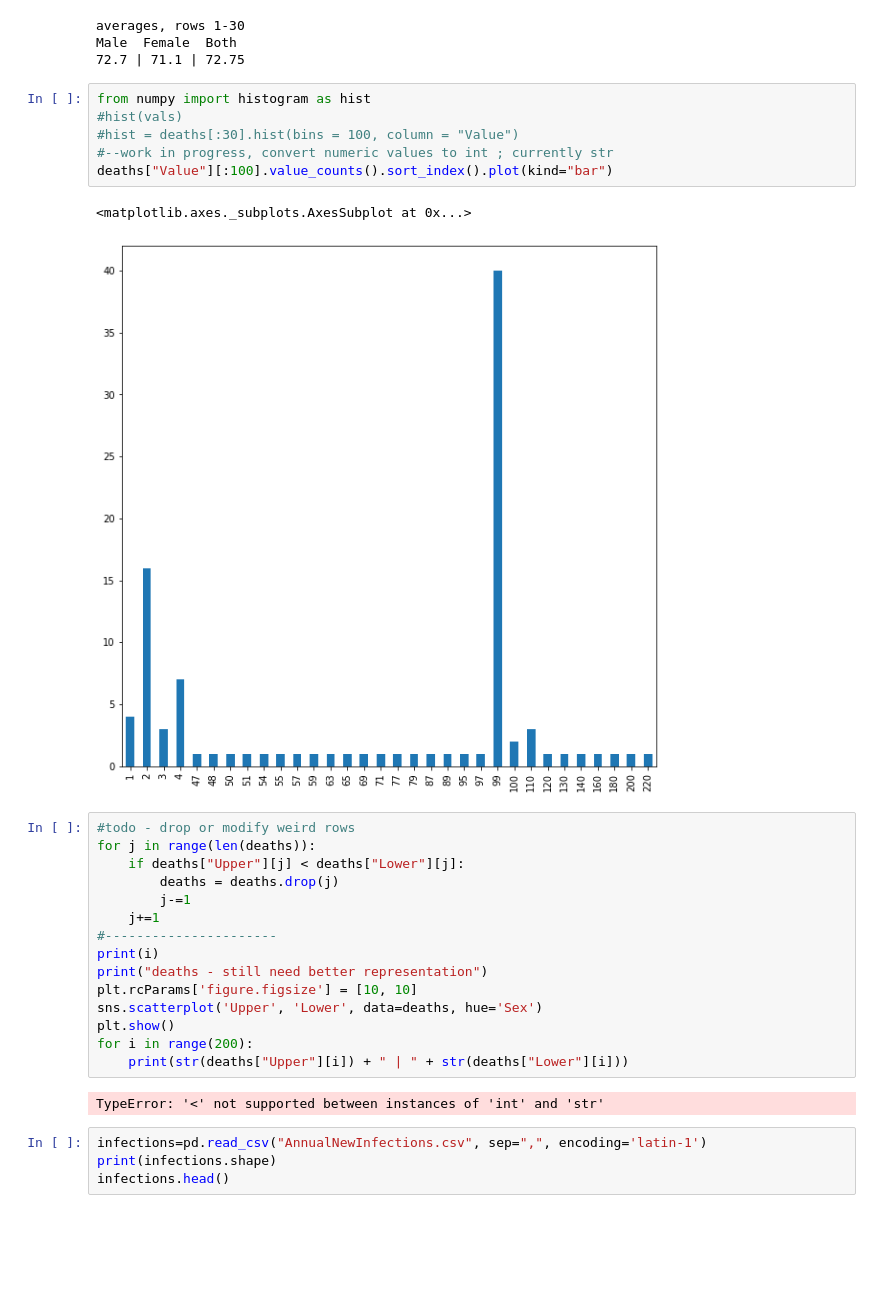
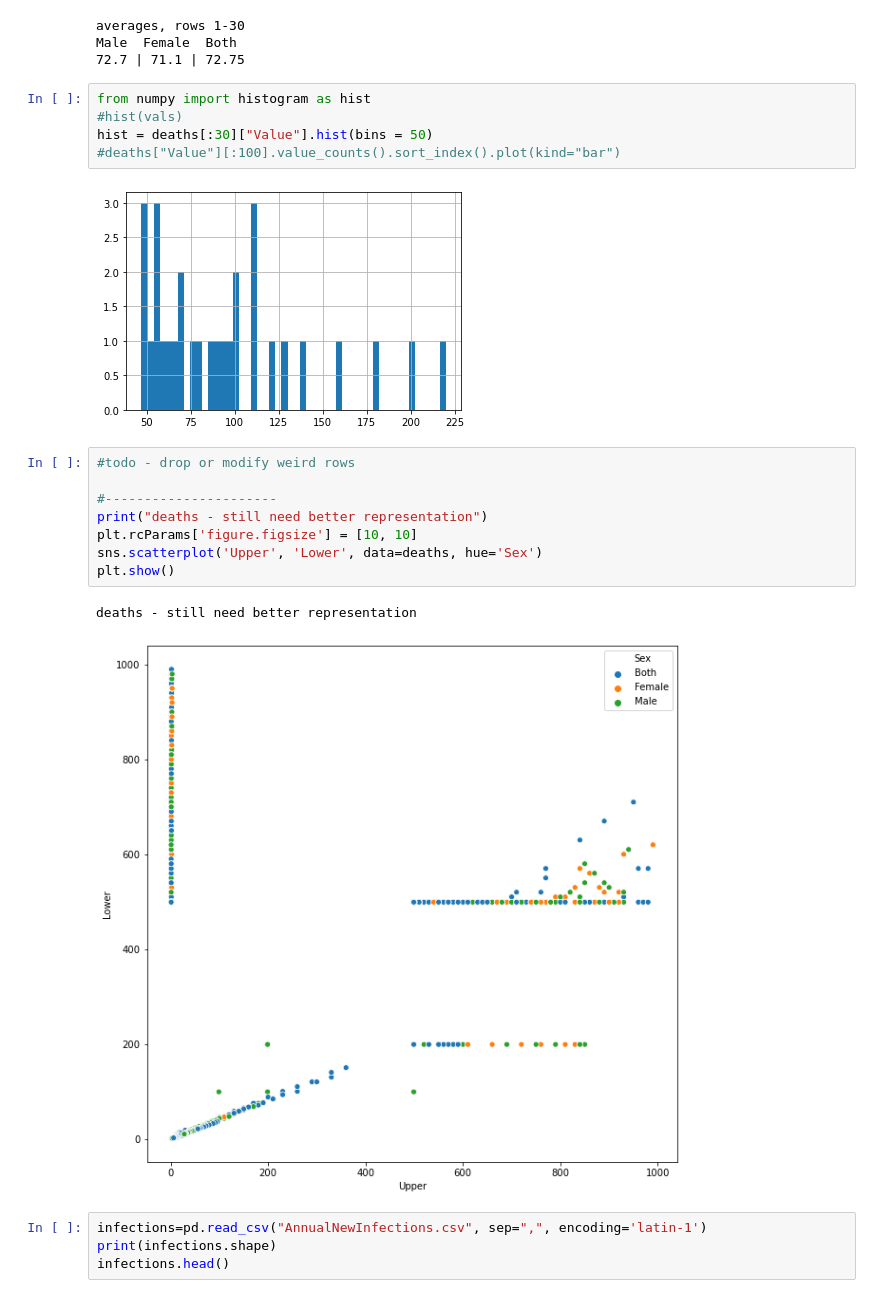
Before and after one commit to Yaiza0706/DataScienceProject, a Jupyter notebook: HIV analysis.ipynb, the cells around one changed output. Saved outputs shown, nothing was run; the diff lists cells and outputs as text; blank space fills up the shorter version.

Commit message:
some more graphing

```diff
--- a/HIV analysis.ipynb
+++ b/HIV analysis.ipynb
@@ -115,29 +115,21 @@ Male  Female  Both
 # %%
 from numpy import histogram as hist
 #hist(vals)
-#hist = deaths[:30].hist(bins = 100, column = "Value")
-#--work in progress, convert numeric values to int ; currently str
-deaths["Value"][:100].value_counts().sort_index().plot(kind="bar")
+hist = deaths[:30]["Value"].hist(bins = 50)
+#deaths["Value"][:100].value_counts().sort_index().plot(kind="bar")
 # %% [output]
-<matplotlib.axes._subplots.AxesSubplot at 0x...>
-[figure, old version]
+[figure, new version]
 # %%
 #todo - drop or modify weird rows
-for j in range(len(deaths)):
-    if deaths["Upper"][j] < deaths["Lower"][j]:
-        deaths = deaths.drop(j)
-        j-=1
-    j+=1
+
 #----------------------
-print(i)
 print("deaths - still need better representation")
 plt.rcParams['figure.figsize'] = [10, 10]
 sns.scatterplot('Upper', 'Lower', data=deaths, hue='Sex')
 plt.show()
-for i in range(200):
-    print(str(deaths["Upper"][i]) + " | " + str(deaths["Lower"][i]))
 # %% [output]
-TypeError: '<' not supported between instances of 'int' and 'str'
+deaths - still need better representation
+[figure, added]
 # %%
 infections=pd.read_csv("AnnualNewInfections.csv", sep=",", encoding='latin-1')
 print(infections.shape)
```
Also changed, not shown: parts of 1 cell of this notebook.
